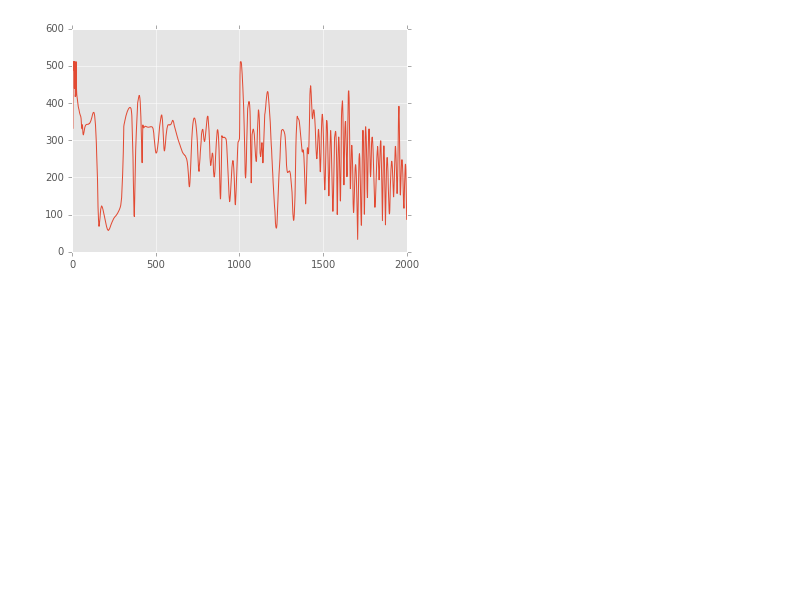
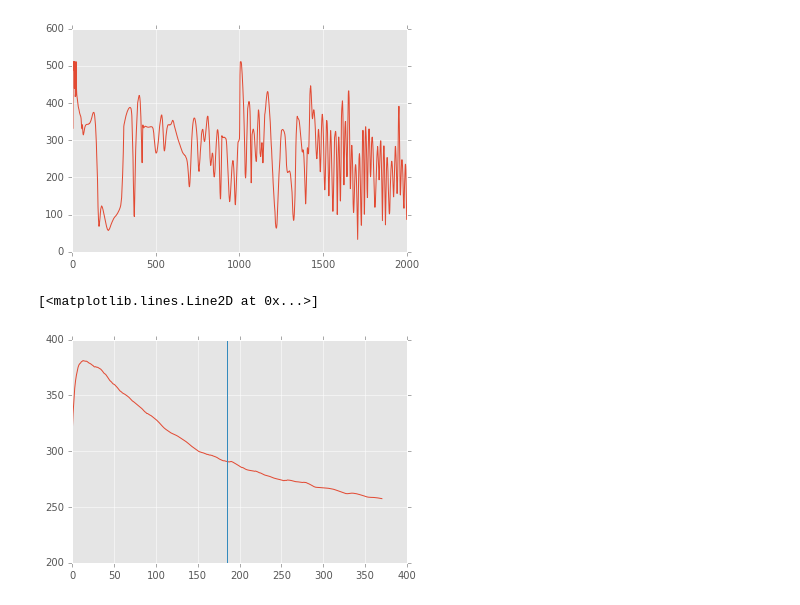
Before and after one commit to prefrontalvortex/xenon_molecular_dynamics, a Jupyter notebook: xenon_optimization_report.ipynb, the cells around one changed output. Saved outputs shown, nothing was run; the diff lists cells and outputs as text; code cells hidden in the pictures; blank space fills up the shorter version.

```diff
--- a/xenon_optimization_report.ipynb
+++ b/xenon_optimization_report.ipynb
@@ -228,3 +228,12 @@ plt.plot(hep[3])
 # %% [output]
 [<matplotlib.lines.Line2D at 0x...>]
 [figure]
+# %%
+path ='out/{}_t4_dt14_m9_s545.csv'
+# hep = pd.read_csv(path.format('hep'), sep='\t', header=None)
+data = pd.read_csv(path.format('data'), sep='\t')
+plt.plot(data['mean speed [m/s]'])
+plt.plot([len(data)//2,]*2, [200,400])
+# %% [output]
+[<matplotlib.lines.Line2D at 0x...>]
+[figure, added]
```
Also changed, not shown: 2 other files.
